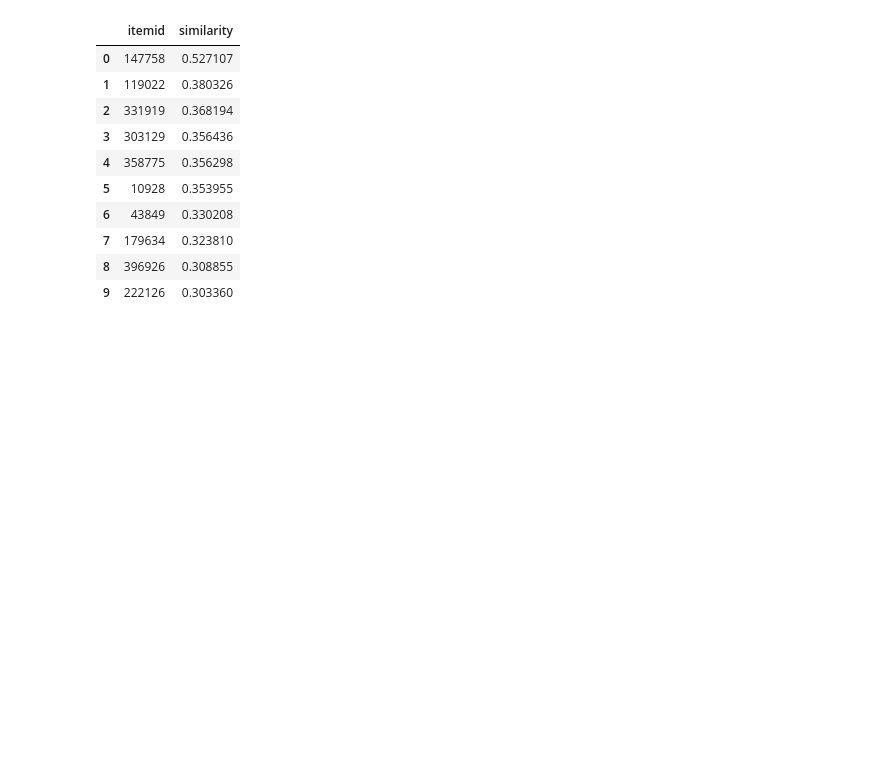
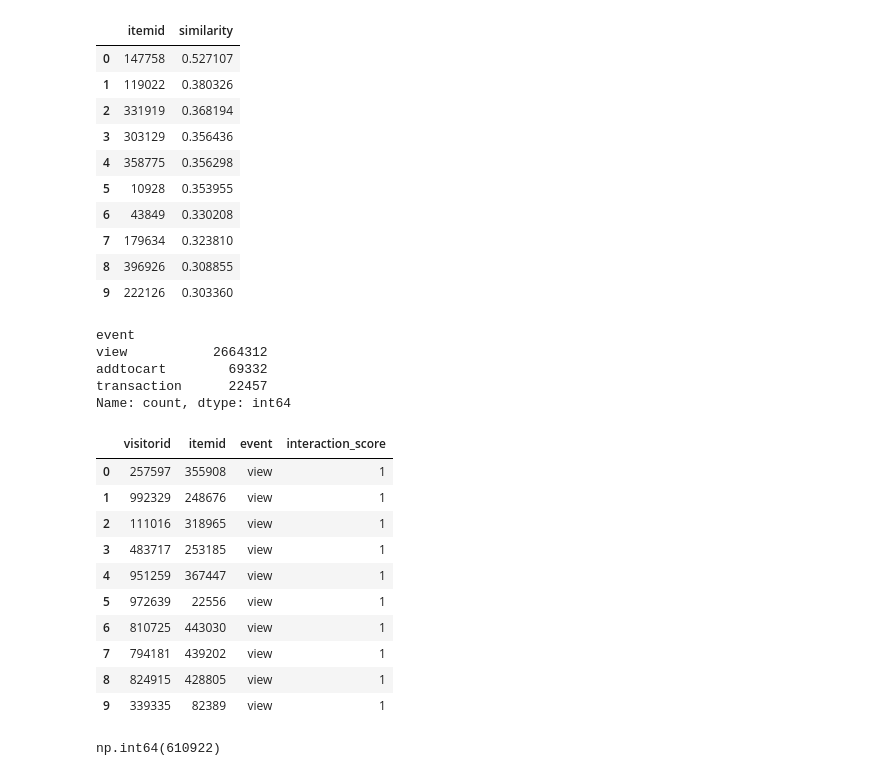
Before and after one commit to pranjal7-81/hybrid-ecommerce-recommendation-engine, a Jupyter notebook: notebooks/01_data_exploration.ipynb, the cells around one changed output. Drawn from its saved outputs; the diff is of its cells as text; code cells hidden in the pictures; blank space fills up the shorter version.

Commit message:
Build collaborative filtering interaction data

```diff
--- a/notebooks/01_data_exploration.ipynb
+++ b/notebooks/01_data_exploration.ipynb
@@ -409,3 +409,37 @@ recommendations
 | 7 | 179634 | 0.323810 |
 | 8 | 396926 | 0.308855 |
 | 9 | 222126 | 0.303360 |
+# %%
+df["event"].value_counts()
+# %% [output]
+event
+view           2664312
+addtocart        69332
+transaction      22457
+Name: count, dtype: int64
+# %%
+event_weights = {
+    "view": 1,
+    "addtocart": 3,
+    "transaction": 5
+}
+# %%
+df["interaction_score"] = df["event"].map(event_weights)
+# %%
+df[["visitorid", "itemid", "event", "interaction_score"]].head(10)
+# %% [output]
+|  | visitorid | itemid | event | interaction_score |
+| 0 | 257597 | 355908 | view | 1 |
+| 1 | 992329 | 248676 | view | 1 |
+| 2 | 111016 | 318965 | view | 1 |
+| 3 | 483717 | 253185 | view | 1 |
+| 4 | 951259 | 367447 | view | 1 |
+| 5 | 972639 | 22556 | view | 1 |
+| 6 | 810725 | 443030 | view | 1 |
+| 7 | 794181 | 439202 | view | 1 |
+| 8 | 824915 | 428805 | view | 1 |
+| 9 | 339335 | 82389 | view | 1 |
+# %%
+df.duplicated(subset=["visitorid", "itemid"]).sum()
+# %% [output]
+np.int64(610922)
```
Also changed, not shown: parts of 11 cells of this notebook.
